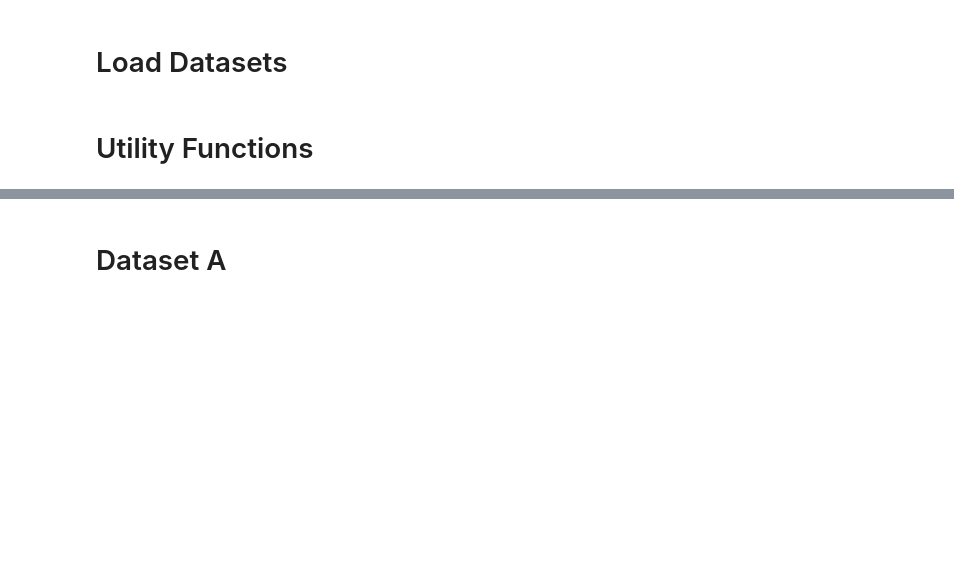
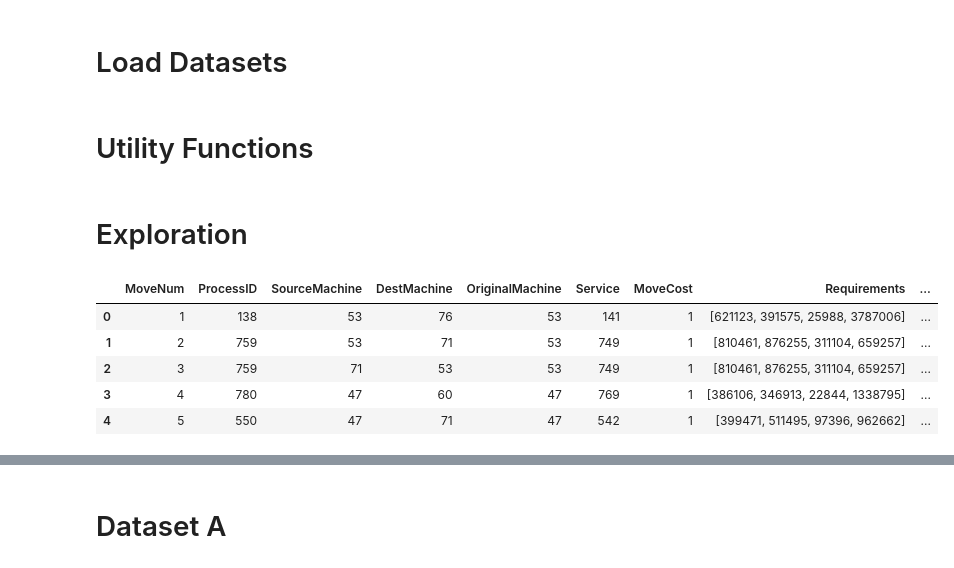
Before and after one commit to circleorange/jaskowski-j12, a Jupyter notebook: analytics/reassignments.ipynb, the cells around one changed output, grey strips where cells are left out. Drawn from its saved outputs; the diff is of its cells as text; code cells hidden in the pictures; blank space fills up the shorter version.

```diff
--- a/analytics/reassignments.ipynb
+++ b/analytics/reassignments.ipynb
@@ -102,3 +93,30 @@ def get_basic_stats(df):
     print("\nAverage process size moved per time period:")
     for period, stats in period_stats.iterrows():
         print(f"  {period}: {stats['ProcessSize']:.0f} (avg size), {stats['ProcessID']:,} moves")
+# %% [markdown]
+# Exploration
+# %%
+def get_requirements(df):
+
+    def parse_requirements(req_str):
+        try:
+            return ast.literal_eval(req_str)
+        except:
+            return [0, 0, 0, 0]
+
+    df['Requirements'] = df['Requirements'].apply(parse_requirements)
+    df['ProcessSize'] = df['Requirements'].apply(sum)
+
+    # Extract each of the four requirements
+    df[['Req1', 'Req2', 'Req3', 'Req4']] = pd.DataFrame(df['Requirements'].tolist(), index=df.index)
+    return df
+
+df_a12 = get_requirements(df_a12)
+df_a12.head()
+# %% [output]
+|  | MoveNum | ProcessID | SourceMachine | DestMachine | OriginalMachine | Service | MoveCost | Requirements | ... |
+| 0 | 1 | 138 | 53 | 76 | 53 | 141 | 1 | [621123, 391575, 25988, 3787006] | ... |
+| 1 | 2 | 759 | 53 | 71 | 53 | 749 | 1 | [810461, 876255, 311104, 659257] | ... |
+| 2 | 3 | 759 | 71 | 53 | 53 | 749 | 1 | [810461, 876255, 311104, 659257] | ... |
+| 3 | 4 | 780 | 47 | 60 | 47 | 769 | 1 | [386106, 346913, 22844, 1338795] | ... |
+| 4 | 5 | 550 | 47 | 71 | 47 | 542 | 1 | [399471, 511495, 97396, 962662] | ... |
```
Also changed, not shown: parts of 9 cells of this notebook, 5 other files.
